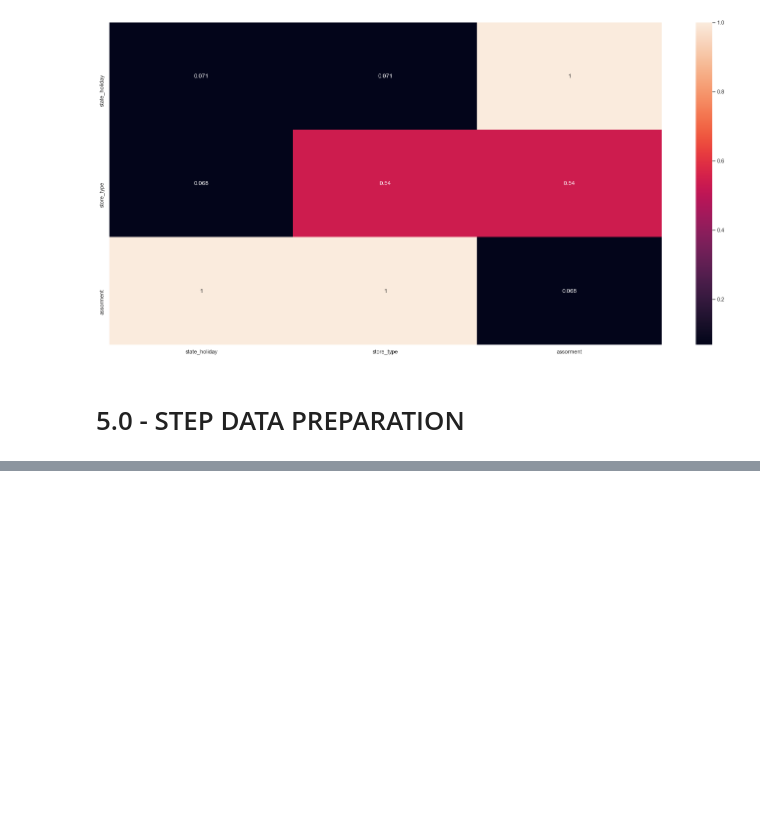
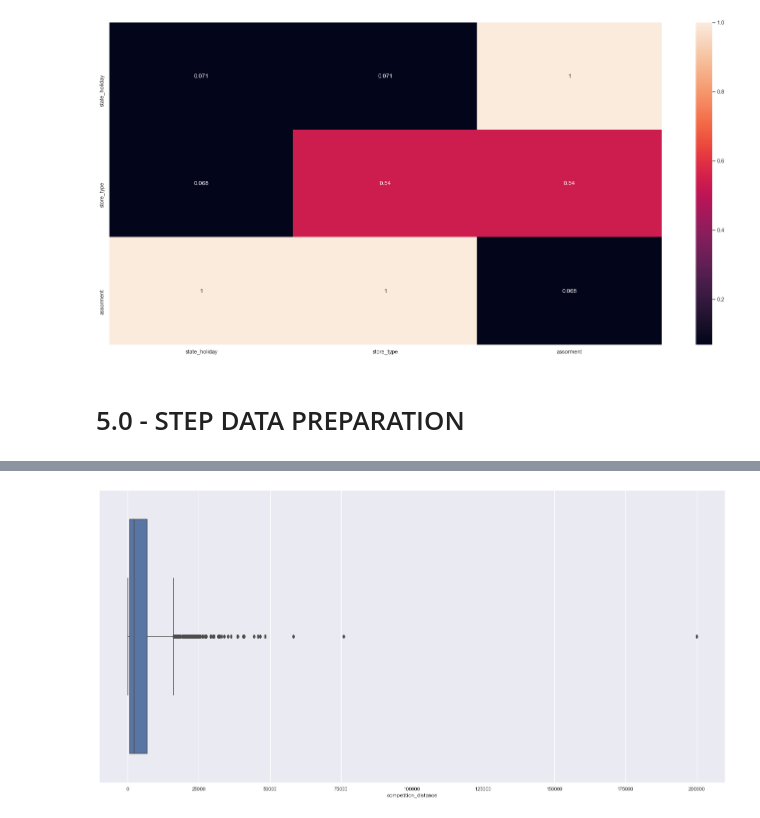
Before and after one commit to guiaraujofreitas/rossmann_estudo, a Jupyter notebook: Store-analise_dados_ modulo_04_1.ipynb, the cells around one changed output, grey strips where cells are left out. Cells and saved outputs as stored; diff of their text form; code cells hidden in the pictures; blank space fills up the shorter version.

```diff
--- a/Store-analise_dados_ modulo_04_1.ipynb
+++ b/Store-analise_dados_ modulo_04_1.ipynb
@@ -1164,3 +1164,5 @@ sns.heatmap(df_categoricas, annot = True);
 [figure]
 # %% [markdown]
 # 5.0 - STEP DATA PREPARATION
+# %%
+df5 =df4.copy()
@@ -1166,0 +1213,6 @@ sns.heatmap(df_categoricas, annot = True);
+# %%
+# https://www.aquare.la/o-que-sao-outliers-e-como-trata-los-em-uma-analise-de-dados/
+
+sns.boxplot(df5['competition_distance']);
+# %% [output]
+[figure, added]
```
Also changed, not shown: parts of 8 cells of this notebook.
